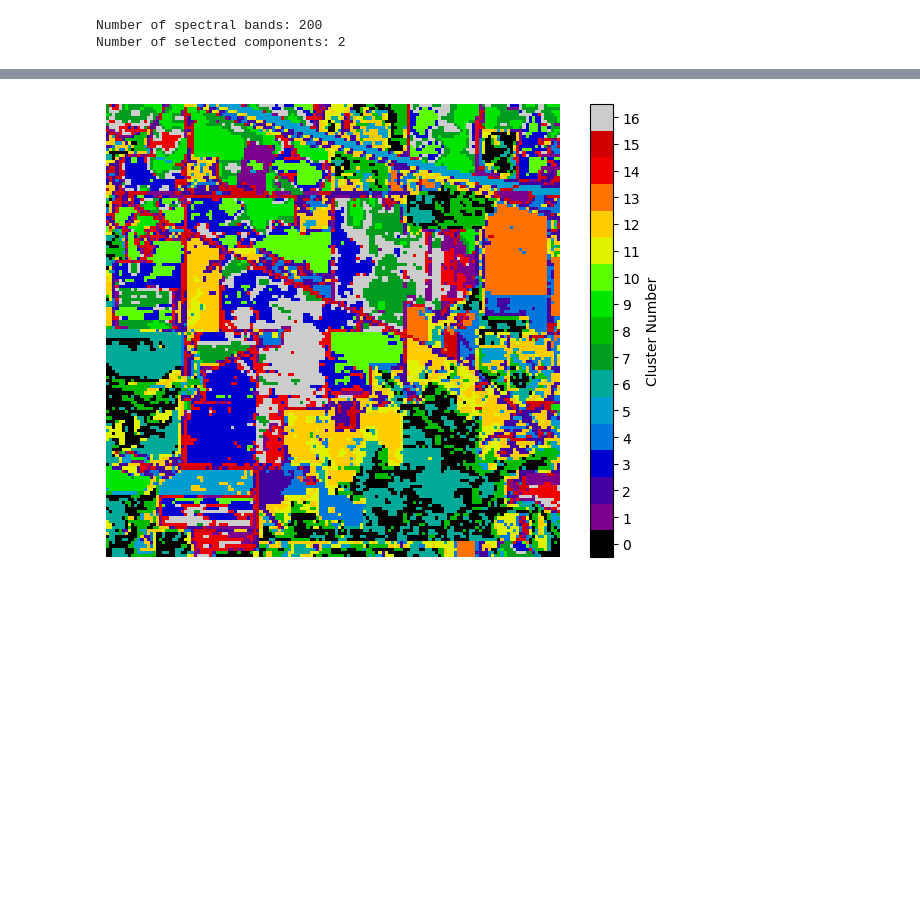
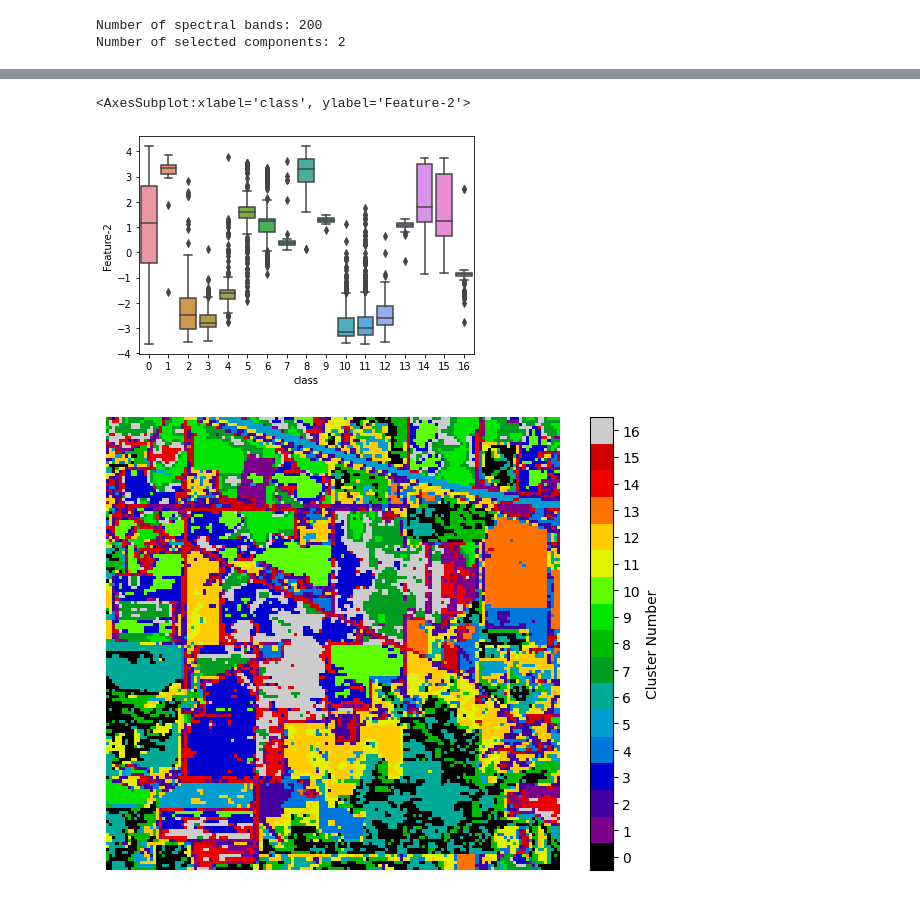
Before and after one commit to DARE-ML/manifoldlearning-remotesensing, a Jupyter notebook: Manifold Learning.ipynb, the cells around one changed output, grey strips where cells are left out. Saved outputs shown, nothing was run; the diff lists cells and outputs as text; code cells hidden in the pictures; blank space fills up the shorter version.

```diff
--- a/Manifold Learning.ipynb
+++ b/Manifold Learning.ipynb
@@ -201,3 +252,10 @@ Number of selected components: 2
+# %%
+sns.boxplot(x = df['class'],
+            y = df['Feature-2'],
+)
+# %% [output]
+<AxesSubplot:xlabel='class', ylabel='Feature-2'>
+[figure, added]
 # %%
 # k-means clustering using the components generated in the previous cell
 clusterer = cluster.KMeans(n_clusters=17, random_state=1) # create an object of the classifier
```
Also changed, not shown: parts of 13 cells of this notebook, 1 other file.
